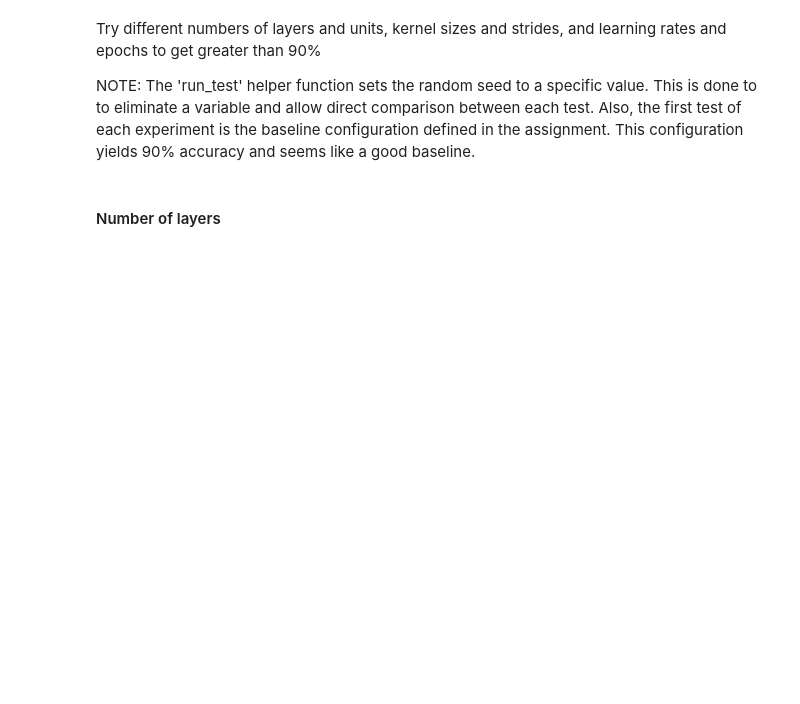
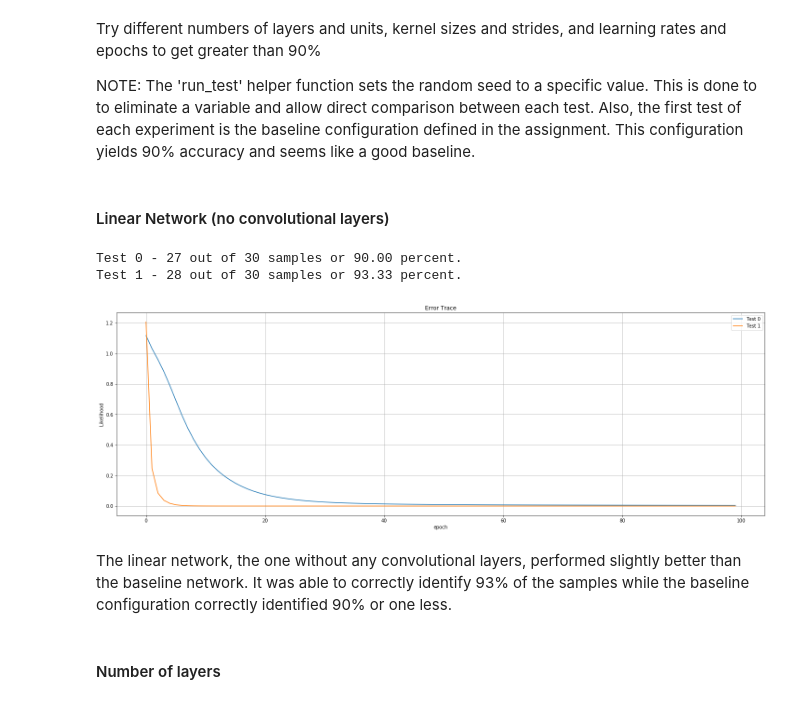
Before and after one commit to bstaab/CS545_MachineLearning, a Jupyter notebook: assignments/A4/Staab-A4.ipynb, the cells around one changed output. Saved outputs shown, nothing was run; the diff lists cells and outputs as text; code cells hidden in the pictures; blank space fills up the shorter version.

```diff
--- a/assignments/A4/Staab-A4.ipynb
+++ b/assignments/A4/Staab-A4.ipynb
@@ -443,6 +443,21 @@ print(f'{n_correct} out of {Ttest.shape[0]} samples, or {n_correct/Ttest.shape[0
 Try different numbers of layers and units, kernel sizes and strides, and learning rates and epochs to get greater than 90%
 
 NOTE: The 'run_test' helper function sets the random seed to a specific value.  This is done to to eliminate a variable and allow direct comparison between each test.  Also, the first test of each experiment is the baseline configuration defined in the assignment.  This configuration yields 90% accuracy and seems like a good baseline.
+# %% [markdown]
+#### Linear Network (no convolutional layers)
+# %%
+%%capture
+results = []
+results.append(run_test([5, 5], [[5, 3], [4, 2]], [10], [0, 1, 2], False, 100, 0.01))
+results.append(run_test(    [], [[5, 3], [4, 2]],   [], [0, 1, 2], False, 100, 0.01))
+# %%
+print_results(results)
+# %% [output]
+Test 0 - 27 out of 30 samples or 90.00 percent.
+Test 1 - 28 out of 30 samples or 93.33 percent.
+[figure, added]
+# %% [markdown]
+The linear network, the one without any convolutional layers, performed slightly better than the baseline network.  It was able to correctly identify 93% of the samples while the baseline configuration correctly identified 90% or one less.
 # %% [markdown]
 #### Number of layers
 # %%
```
Also changed, not shown: parts of 15 cells of this notebook.
